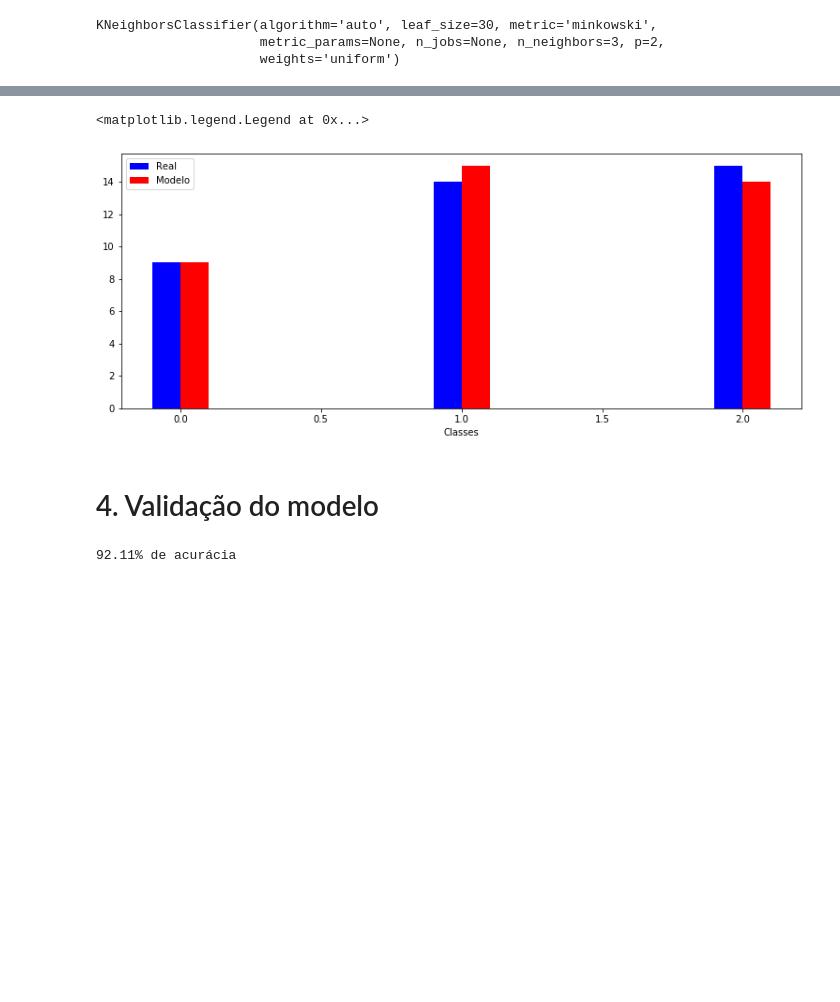
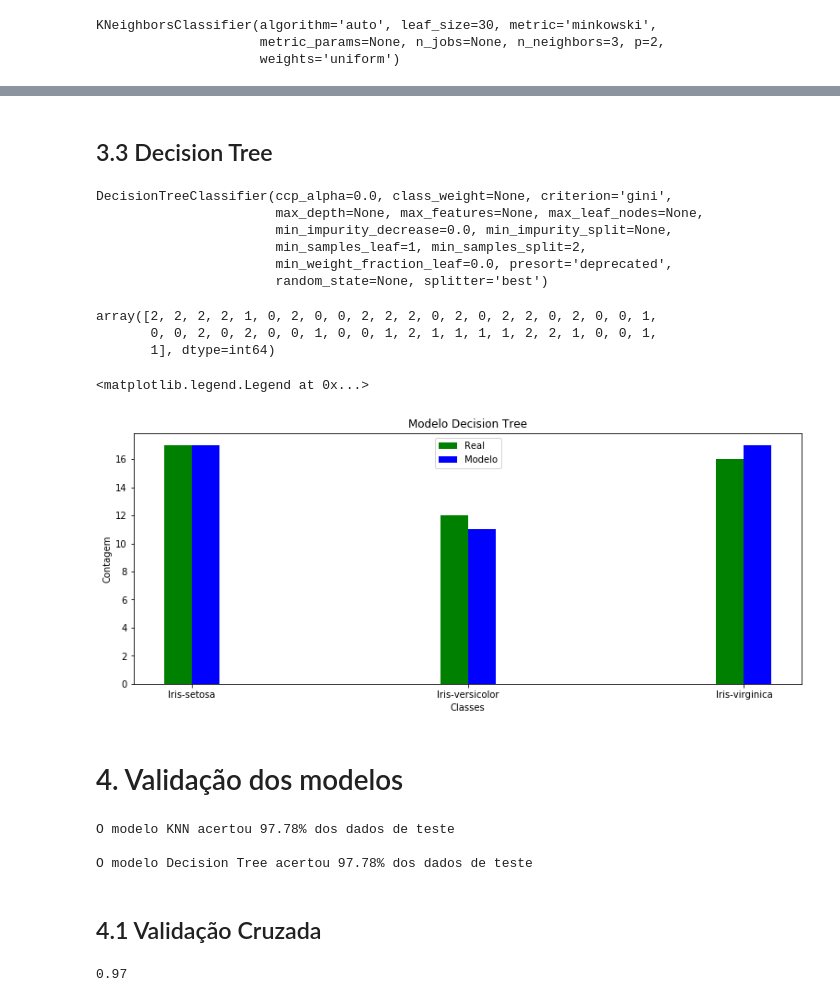
Before and after one commit to gnlins/estudo, a Jupyter notebook: Iris Data/Iris Data Analysis.ipynb, the cells around one changed output, grey strips where cells are left out. Saved outputs shown, nothing was run; the diff lists cells and outputs as text; code cells hidden in the pictures; blank space fills up the shorter version.

Commit message:
Primeira versão com KNN e Decision tree Finalizada

```diff
--- a/Iris Data/Iris Data Analysis.ipynb
+++ b/Iris Data/Iris Data Analysis.ipynb
@@ -73,21 +98,60 @@ Contagem_previsto = pd.DataFrame(y_previsto['Classe_prevista'].value_counts())
+# %% [markdown]
+## 3.3 Decision Tree
+# %%
+modelDT = DecisionTreeClassifier()
+# %%
+modelDT.fit(X_treino,y_treino)
+# %% [output]
+DecisionTreeClassifier(ccp_alpha=0.0, class_weight=None, criterion='gini',
+                       max_depth=None, max_features=None, max_leaf_nodes=None,
+                       min_impurity_decrease=0.0, min_impurity_split=None,
+                       min_samples_leaf=1, min_samples_split=2,
+                       min_weight_fraction_leaf=0.0, presort='deprecated',
+                       random_state=None, splitter='best')
 # %%
-y_previsto = model.predict(X_teste)
+modelDT.predict(X_teste)
+# %% [output]
+array([2, 2, 2, 2, 1, 0, 2, 0, 0, 2, 2, 2, 0, 2, 0, 2, 2, 0, 2, 0, 0, 1,
+       0, 0, 2, 0, 2, 0, 0, 1, 0, 0, 1, 2, 1, 1, 1, 1, 2, 2, 1, 0, 0, 1,
+       1], dtype=int64)
+# %%
+y_testeDFDT=pd.DataFrame(y_teste)
+y_previstoDT=pd.DataFrame(modelDT.predict(X_teste), columns=["Classe_prevista"])
+# %%
+Contagem_testeDT = pd.DataFrame(y_testeDFDT['Class_dummies'].value_counts())
+Contagem_previstoDT = pd.DataFrame(y_previstoDT['Classe_prevista'].value_counts())
 # %%
 fig = plt.figure(figsize=(13,5))
 ax = fig.add_subplot(111)
-ax.bar(Contagem_teste.index-0.05,height=Contagem_teste['Class_dummies'],width=0.1,color='b',label='Real')
-ax.bar(Contagem_previsto.index+0.05,height=Contagem_previsto['Classe_prevista'],width=0.1,color='r',label='Modelo')
+ind = np.arange(3)
+ax.bar(Contagem_testeDT.index-0.05,height=Contagem_testeDT['Class_dummies'],width=0.1,color='g',label='Real')
+ax.bar(Contagem_previstoDT.index+0.05,height=Contagem_previstoDT['Classe_prevista'],width=0.1,color='b',label='Modelo')
 ax.set_xlabel('Classes')
+ax.set_ylabel('Contagem')
+ax.set_title('Modelo Decision Tree')
+plt.xticks([0,1,2],('Iris-setosa','Iris-versicolor','Iris-virginica'))
 
 plt.legend()
 # %% [output]
 <matplotlib.legend.Legend at 0x...>
-[figure, old version]
+[figure, new version]
 # %% [markdown]
-# 4. Validação do modelo
+# 4. Validação dos modelos
-# %%
-a = np.mean(y_teste==model.predict(X_teste))*100
-ac = round(a,2)
-print("{}% de acurácia".format(ac))
-# %% [output]
-92.11% de acurácia
+# %%
+knn = round((np.mean(y_teste==modelknn.predict(X_teste))*100),2)
+
+DT = round((np.mean(y_teste==modelDT.predict(X_teste))*100),2)
+
+print("O modelo KNN acertou {}% dos dados de teste".format(knn))
+print()
+print("O modelo Decision Tree acertou {}% dos dados de teste".format(DT))
+# %% [output]
+O modelo KNN acertou 97.78% dos dados de teste
+
+O modelo Decision Tree acertou 97.78% dos dados de teste
+# %% [markdown]
+## 4.1 Validação Cruzada
+# %%
+round(np.mean(cross_val_score(modelknn, X,y, cv=10)),2)
+# %% [output]
+0.97
```
Also changed, not shown: parts of 14 cells of this notebook, 2 other files.
